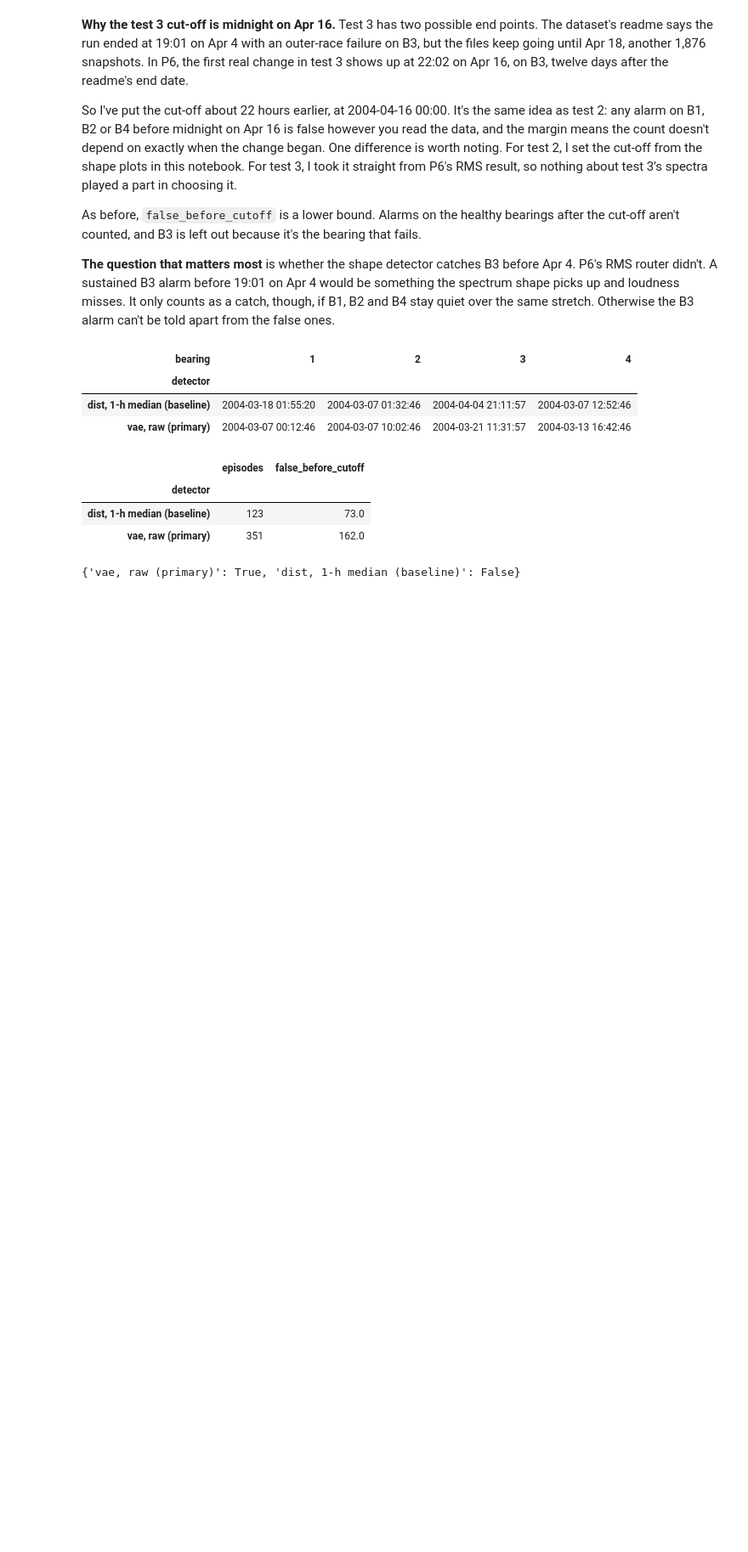
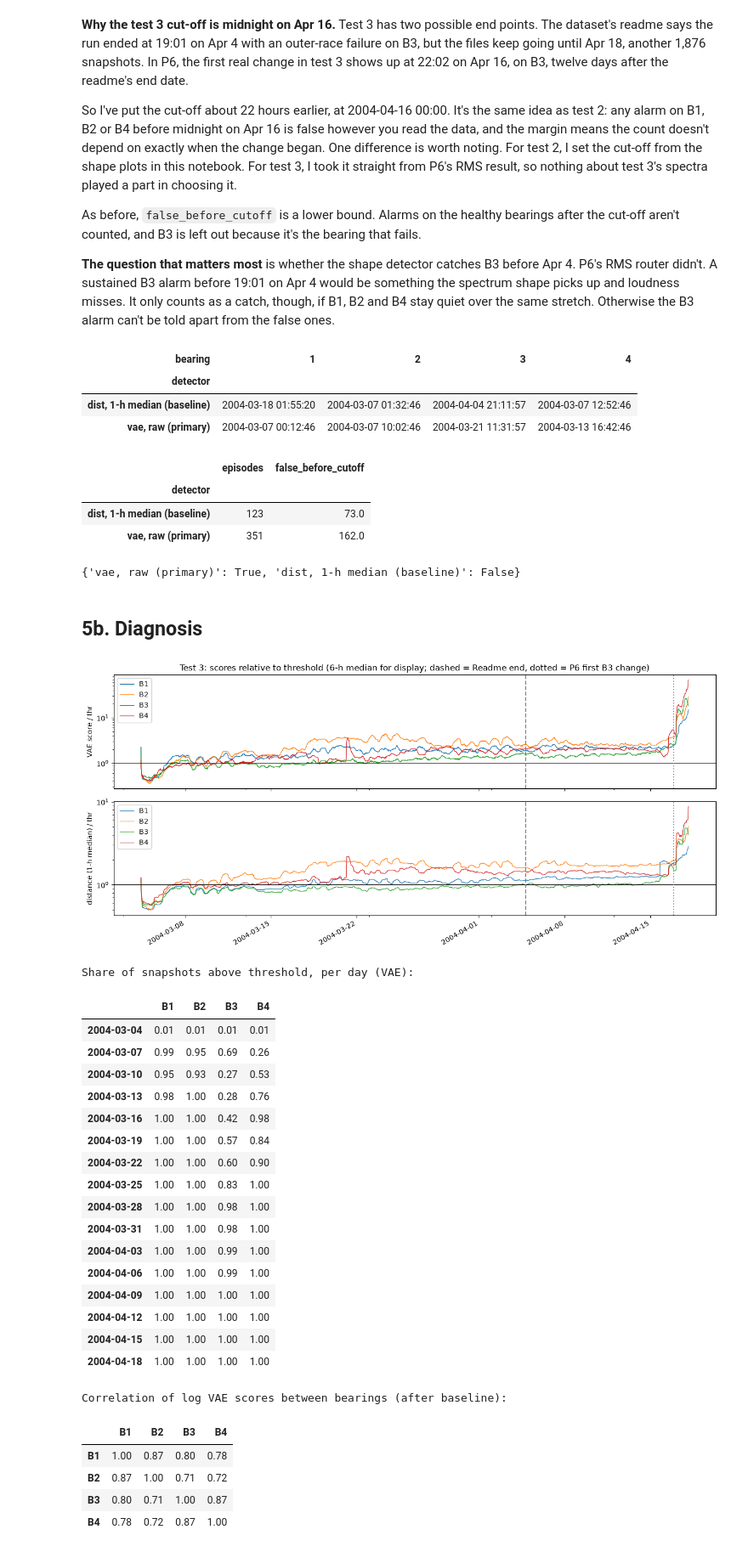
Before and after one commit to MinKhaungMinLwin/bearing-maintenance-triage, a Jupyter notebook: triage_system.ipynb, the cells around one changed output. Shown at 85% size. Drawn from its saved outputs; the diff is of its cells as text; code cells hidden in the pictures; blank space fills up the shorter version.

Commit message:
feat: Add 5b Diagnosis

```diff
--- a/triage_system.ipynb
+++ b/triage_system.ipynb
@@ -409,3 +409,49 @@ print(res3[res3.bearing == 3].set_index("detector").first_6h_alarm.lt(README_END
 | dist, 1-h median (baseline) | 123 | 73.0 |
 | vae, raw (primary) | 351 | 162.0 |
 {'vae, raw (primary)': True, 'dist, 1-h median (baseline)': False}
+# %% [markdown]
+## 5b. Diagnosis
+# %%
+## 5b. Diagnosis: what do the test 3 scores look like over time?
+thr_v3 = np.quantile(cv3["oof_vae"], Q, axis=0)
+thr_d3 = np.quantile(smooth(cv3["oof_dist"]), Q, axis=0)
+fig, axes = plt.subplots(2, 1, figsize=(13, 6), sharex=True)
+for ax, (nm, s, th) in zip(axes, [("VAE score / thr", cv3["vae"], thr_v3), ("distance (1-h median) / thr", smooth(cv3["dist"]), thr_d3)]):
+    pd.DataFrame(s / th, index=t3, columns=[f"B{b}" for b in range(1, 5)]).rolling(36, min_periods=1).median().plot(ax=ax, logy=True, lw=0.9)
+    ax.axhline(1, c="k", lw=0.8); ax.set_ylabel(nm)
+    ax.axvline(README_END3, ls="--", c="grey"); ax.axvline(pd.Timestamp("2004-04-16 22:02"), ls=":", c="grey")
+axes[0].set_title("Test 3: scores relative to threshold (6-h median for display; dashed = Readme end, dotted = P6 first B3 change)")
+plt.tight_layout(); plt.savefig("figures/fig4_test3_scores.png", dpi=150); plt.show()
+
+# How similar is the drift across bearings? (a common rig-wide drift vs. separate per-bearing changes)
+daily = pd.DataFrame(cv3["vae"] > thr_v3, index=t3).resample("D").mean()
+daily.columns = [f"B{b}" for b in range(1, 5)]
+print("Share of snapshots above threshold, per day (VAE):"); display(daily.iloc[::3].round(2))
+print("Correlation of log VAE scores between bearings (after baseline):")
+display(pd.DataFrame(np.log(cv3["vae"][be3:]), columns=daily.columns).corr().round(2))
+# %% [output]
+[figure, added]
+Share of snapshots above threshold, per day (VAE):
+|  | B1 | B2 | B3 | B4 |
+| 2004-03-04 | 0.01 | 0.01 | 0.01 | 0.01 |
+| 2004-03-07 | 0.99 | 0.95 | 0.69 | 0.26 |
+| 2004-03-10 | 0.95 | 0.93 | 0.27 | 0.53 |
+| 2004-03-13 | 0.98 | 1.00 | 0.28 | 0.76 |
+| 2004-03-16 | 1.00 | 1.00 | 0.42 | 0.98 |
+| 2004-03-19 | 1.00 | 1.00 | 0.57 | 0.84 |
+| 2004-03-22 | 1.00 | 1.00 | 0.60 | 0.90 |
+| 2004-03-25 | 1.00 | 1.00 | 0.83 | 1.00 |
+| 2004-03-28 | 1.00 | 1.00 | 0.98 | 1.00 |
+| 2004-03-31 | 1.00 | 1.00 | 0.98 | 1.00 |
+| 2004-04-03 | 1.00 | 1.00 | 0.99 | 1.00 |
+| 2004-04-06 | 1.00 | 1.00 | 0.99 | 1.00 |
+| 2004-04-09 | 1.00 | 1.00 | 1.00 | 1.00 |
+| 2004-04-12 | 1.00 | 1.00 | 1.00 | 1.00 |
+| 2004-04-15 | 1.00 | 1.00 | 1.00 | 1.00 |
+| 2004-04-18 | 1.00 | 1.00 | 1.00 | 1.00 |
+Correlation of log VAE scores between bearings (after baseline):
+|  | B1 | B2 | B3 | B4 |
+| B1 | 1.00 | 0.87 | 0.80 | 0.78 |
+| B2 | 0.87 | 1.00 | 0.71 | 0.72 |
+| B3 | 0.80 | 0.71 | 1.00 | 0.87 |
+| B4 | 0.78 | 0.72 | 0.87 | 1.00 |
```
